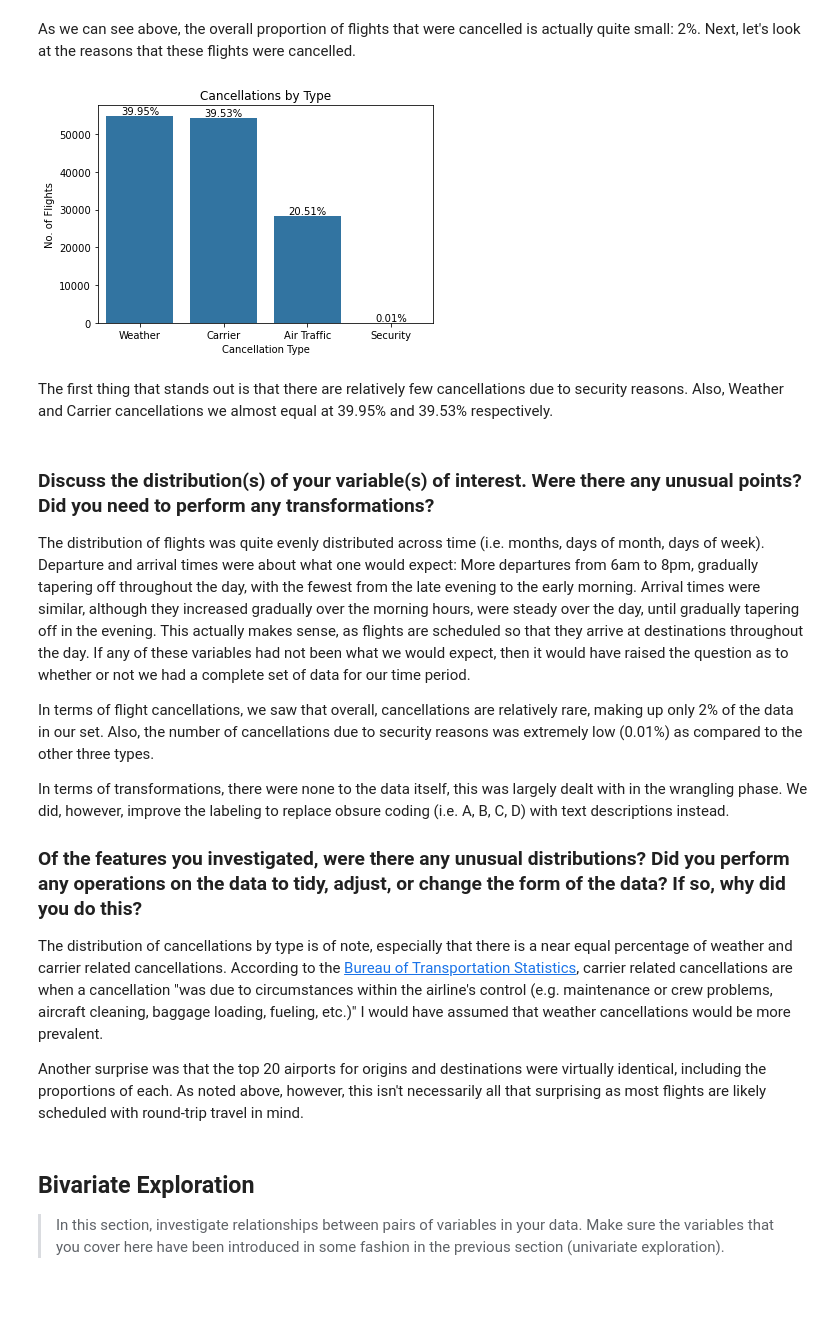
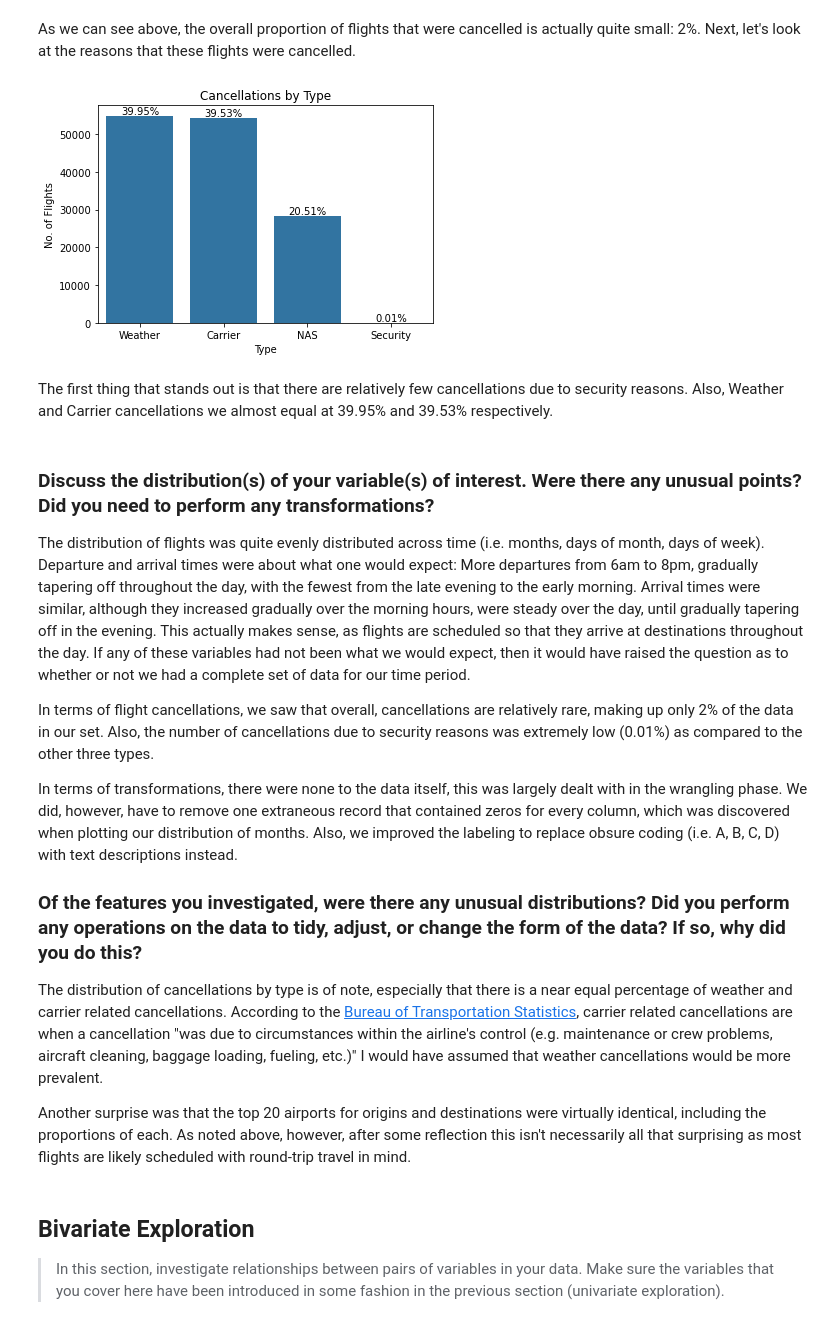
Before and after one commit to maleina/US-Flight-Data, a Jupyter notebook: flight_data_exploration.ipynb, the cells around one changed output. Cells and saved outputs as stored; diff of their text form; code cells hidden in the pictures; blank space fills up the shorter version.

```diff
--- a/flight_data_exploration.ipynb
+++ b/flight_data_exploration.ipynb
@@ -476,0 +492,2 @@ First, let's look at the distribution of our set of flights over month, day of m
+# %%
+df_flights = df_flights[df_flights['Month']!=0]
@@ -582,15 +602,15 @@ So, we've got over 300 destinations and orgins in our dataset. Let's graph the t
 # Set figure size to make the graph easier to read
 plt.figure(figsize=(8, 6))
 # Plot total flights over the top 20 origins
-top_origins = df_flights_clean['Origin'].value_counts().head(20)
+top_origins = df_flights['Origin'].value_counts().head(20)
 sb.barplot(x=top_origins.values, y=top_origins.index, color=base_color)
 plt.title('Top 20 Flight Origins')
 plt.ylabel('Airport Code')
 plt.xlabel('No. of Flights');
 
 # Calculate count and totals for proportion percentage
-type_counts = df_flights_clean['Origin'].value_counts()
-n_origins = df_flights_clean['Origin'].value_counts().sum()
+type_counts = df_flights['Origin'].value_counts()
+n_origins = df_flights['Origin'].value_counts().sum()
 # Print the proportion text on the bars
 for i in range (20):
     count = type_counts.iloc[i]
@@ -608,15 +628,15 @@ Let's look at the top 20 destinations next.
 # Set figure size to make the graph easier to read
 plt.figure(figsize=(8, 6))
 # Plot total flights over the top 20 destinations
-top_dests = df_flights_clean['Dest'].value_counts().head(20)
+top_dests = df_flights['Dest'].value_counts().head(20)
 sb.barplot(x=top_dests.values, y=top_dests.index, color=base_color)
 plt.title('Top 20 Flight Destinations')
 plt.ylabel('Airport Code')
 plt.xlabel('No. of Flights');
 
 # Calculate count and totals for proportion percentage
-type_counts = df_flights_clean['Dest'].value_counts()
-n_dests = df_flights_clean['Dest'].value_counts().sum()
+type_counts = df_flights['Dest'].value_counts()
+n_dests = df_flights['Dest'].value_counts().sum()
 # Print the proportion text on the bars
 for i in range (20):
     count = type_counts.iloc[i]
@@ -676,7 +696,7 @@ Next, let's explore carriers. Specifically, let's look at the top 10.
 # Plot total flights over the top 10 carriers
 ticks = np.arange(0,1300000,100000)
 labels = ['{}'.format(v) for v in np.arange(13)]
-top_carriers = df_flights_clean['UniqueCarrier'].value_counts().head(10)
+top_carriers = df_flights['UniqueCarrier'].value_counts().head(10)
 sb.barplot(x=top_carriers.values, y=top_carriers.index, color=base_color)
 plt.title('Top 10 Flight Carriers')
 plt.ylabel('Carrier Code')
@@ -684,8 +704,8 @@ plt.xlabel('Flights per 100k')
 plt.xticks(ticks, labels);
 
 # Calculate count and totals for proportion percentage
-type_counts = df_flights_clean['UniqueCarrier'].value_counts()
-n_carriers = df_flights_clean['UniqueCarrier'].value_counts().sum()
+type_counts = df_flights['UniqueCarrier'].value_counts()
+n_carriers = df_flights['UniqueCarrier'].value_counts().sum()
 # Print the proportion text on the bars
 for i in range (10):
     count = type_counts.iloc[i]
@@ -713,23 +733,23 @@ As we can see above, the overall proportion of flights that were cancelled is ac
 # %%
 # Plot total flights over each month
 #cancelation_codes = A =carrier, B = weather, C = NAS, D = security
-code_order = df_flights_clean['CancellationCode'].value_counts().index[0:4]
-labels = code_order.map({'A': 'Carrier', 'B': 'Weather', 'C': 'Air Traffic', 'D': 'Security',})
-ax=sb.countplot(data=df_flights_clean, x='CancellationCode', color=base_color, order=code_order)
+code_order = df_flights['CancellationCode'].value_counts().index[0:4]
+labels = code_order.map({'A': 'Carrier', 'B': 'Weather', 'C': 'NAS', 'D': 'Security',})
+ax=sb.countplot(data=df_flights, x='CancellationCode', color=base_color, order=code_order)
 plt.title('Cancellations by Type')
-plt.xlabel('Cancellation Type')
+plt.xlabel('Type')
 plt.xticks(ticks=ax.get_xticks(),labels=labels)
 plt.ylabel('No. of Flights')
 
 # Get total count of non-null values in order to calculate proportions
-n_can_type = df_flights_clean['CancellationCode'].value_counts()[0:4].sum()
+n_can_type = df_flights['CancellationCode'].value_counts()[0:4].sum()
 # Plot the proportion percentage above each bar
 for p in ax.patches:
     height = p.get_height()
     pct_string = '{:0.2f}%'.format(100*height/n_can_type)
     ax.text(p.get_x()+ p.get_width()/2.0, height +500, pct_string, ha="center");
 # %% [output]
-[figure, old version]
+[figure, new version]
 # %% [markdown]
 The first thing that stands out is that there are relatively few cancellations due to security reasons. Also, Weather and Carrier cancellations we almost equal at 39.95% and 39.53% respectively.
 # %% [markdown]
@@ -739,13 +759,13 @@ The distribution of flights was quite evenly distributed across time (i.e. month
 
 In terms of flight cancellations, we saw that overall, cancellations are relatively rare, making up only 2% of the data in our set. Also, the number of cancellations due to security reasons was extremely low (0.01%) as compared to the other three types.
 
-In terms of transformations, there were none to the data itself, this was largely dealt with in the wrangling phase. We did, however, improve the labeling to replace obsure coding (i.e. A, B, C, D) with text descriptions instead.
+In terms of transformations, there were none to the data itself, this was largely dealt with in the wrangling phase. We did, however, have to remove one extraneous record that contained zeros for every column, which was discovered when plotting our distribution of months. Also, we improved the labeling to replace obsure coding (i.e. A, B, C, D) with text descriptions instead.
 
 ### Of the features you investigated, were there any unusual distributions? Did you perform any operations on the data to tidy, adjust, or change the form of the data? If so, why did you do this?
 
 The distribution of cancellations by type is of note, especially that there is a near equal percentage of weather and carrier related cancellations. According to the [Bureau of Transportation Statistics](https://www.bts.gov/topics/airlines-and-airports/understanding-reporting-causes-flight-delays-and-cancellations), carrier related cancellations are when a cancellation "was due to circumstances within the airline's control (e.g. maintenance or crew problems, aircraft cleaning, baggage loading, fueling, etc.)" I would have assumed that weather cancellations would be more prevalent.
 
-Another surprise was that the top 20 airports for origins and destinations were virtually identical, including the proportions of each. As noted above, however, this isn't necessarily all that surprising as most flights are likely scheduled with round-trip travel in mind.
+Another surprise was that the top 20 airports for origins and destinations were virtually identical, including the proportions of each. As noted above, however, after some reflection this isn't necessarily all that surprising as most flights are likely scheduled with round-trip travel in mind.
 # %% [markdown]
 ## Bivariate Exploration
 
```
Also changed, not shown: parts of 67 cells of this notebook.
